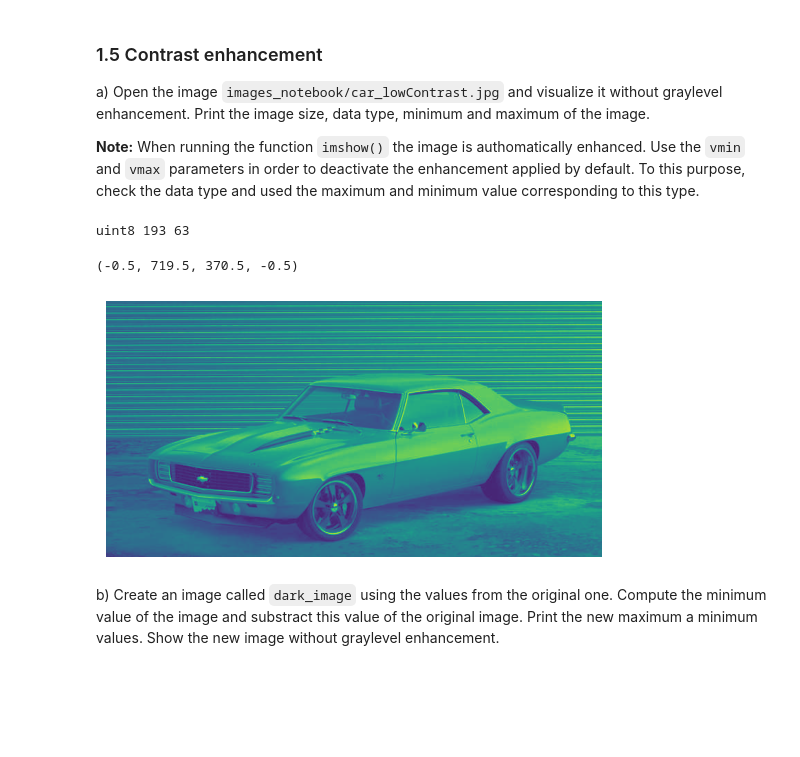
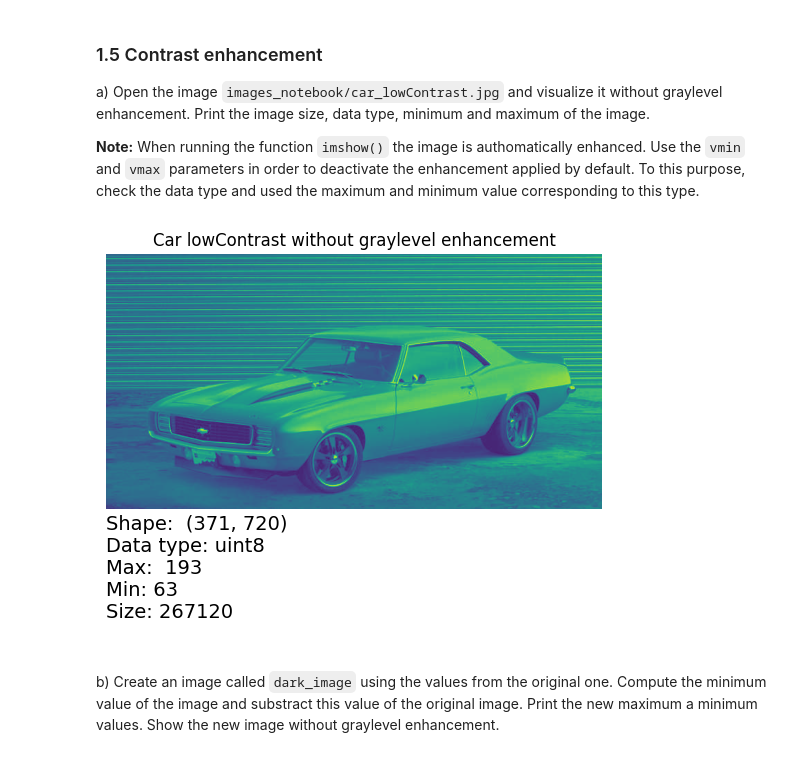
Before and after one commit to junjielyu13/Junior-Fall-Missions, a Jupyter notebook: VisioAI/Practica/Practica1/p1-20220914/p1_2022_23_Junjie.ipynb, the cells around one changed output. Cells and saved outputs as stored; diff of their text form; code cells hidden in the pictures; blank space fills up the shorter version.

```diff
--- a/VisioAI/Practica/Practica1/p1-20220914/p1_2022_23_Junjie.ipynb
+++ b/VisioAI/Practica/Practica1/p1-20220914/p1_2022_23_Junjie.ipynb
@@ -270,16 +297,23 @@ a) Open the image `images_notebook/car_lowContrast.jpg` and visualize it without
 # %%
 #Your solution
 
 image_carLowContrast = io.imread('images_notebook/car_lowContrast.jpg')
 
 
-print(image_carLowContrast.dtype, image_carLowContrast.max(), image_carLowContrast.min())
+image_carLowContrast_detail = f"\n\
+Shape:  {image_carLowContrast.shape} \n\
+Data type: {image_carLowContrast.dtype} \n\
+Max:  {image_carLowContrast.max()} \n\
+Min: {image_carLowContrast.min()} \n\
+Size: {image_carLowContrast.size} \n "
 
 plt.imshow(image_carLowContrast, vmin=image_carLowContrast.min(), vmax=image_carLowContrast.max())
+plt.title('Car lowContrast without graylevel enhancement')
+plt.text(0, 560, image_carLowContrast_detail, fontsize=14)
 plt.axis('off')
+
+plt.show()
 # %% [output]
-uint8 193 63
-(-0.5, 719.5, 370.5, -0.5)
-[figure, old version]
+[figure, new version]
 # %% [markdown]
 b) Create an image called `dark_image` using the  values from the original one. Compute the minimum value of the image and substract this value of the original image. Print the new maximum a minimum values. Show the new image without graylevel enhancement.
```
Also changed, not shown: parts of 30 cells of this notebook, 1 other file.
